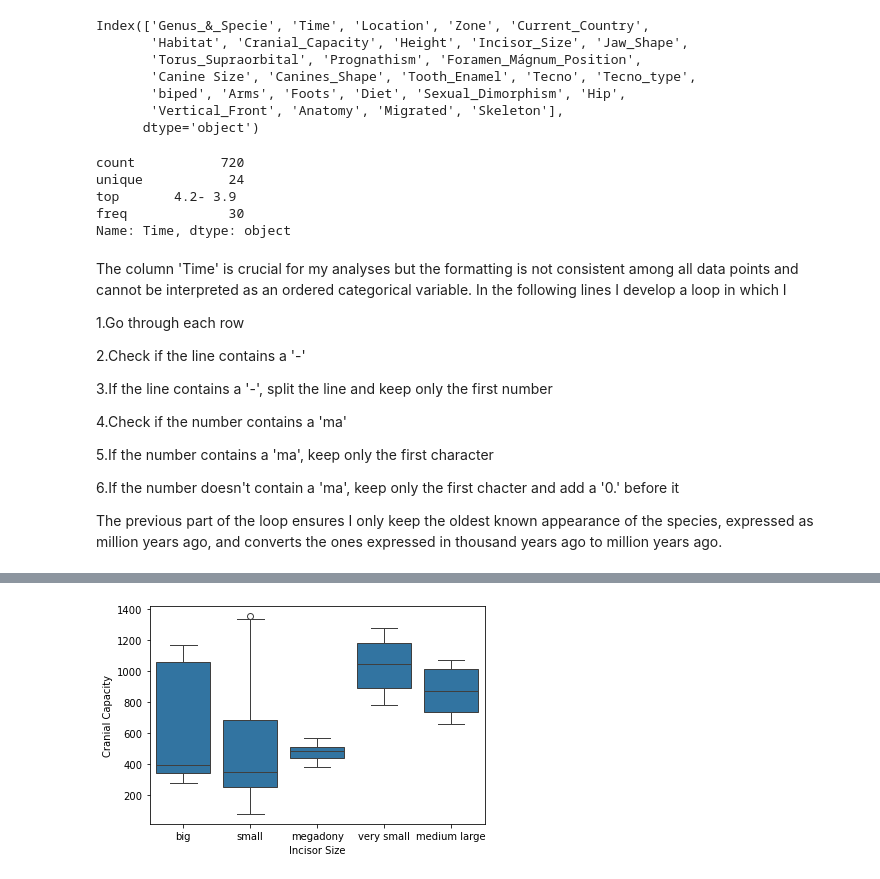
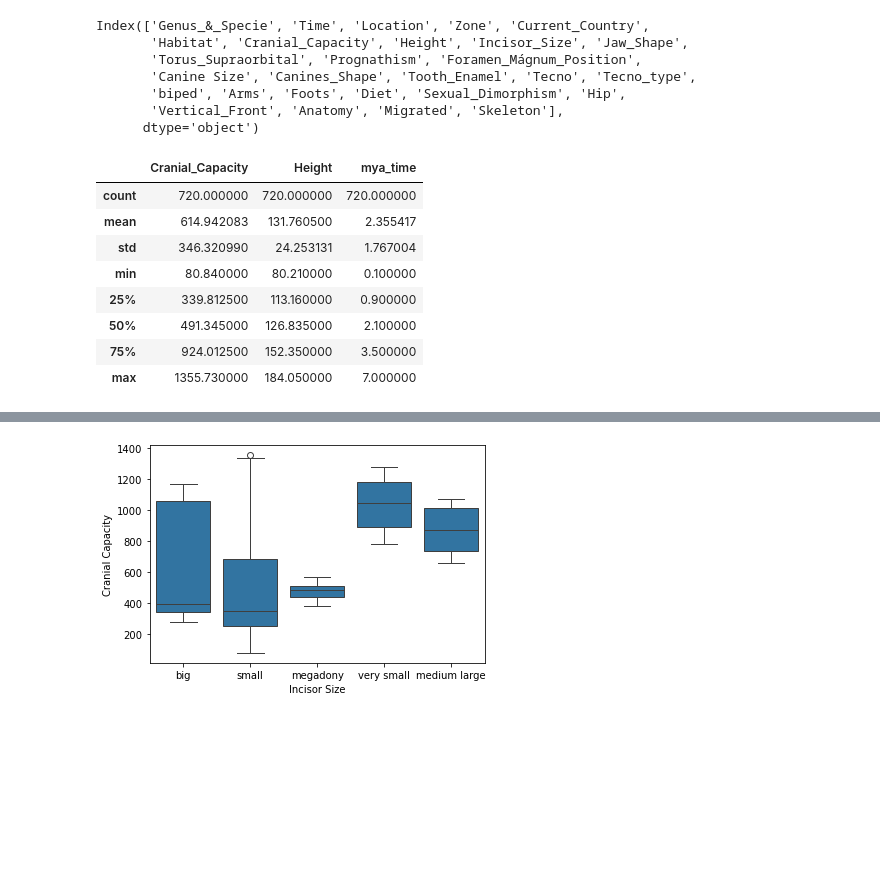
Before and after one commit to gutinata/CodeMedley, a Jupyter notebook: ML_AI_Foundations_Final_Project/Hominid_dataset_analysis.ipynb, the cells around one changed output, grey strips where cells are left out. Cells and saved outputs as stored; diff of their text form; code cells hidden in the pictures; blank space fills up the shorter version.

```diff
--- a/ML_AI_Foundations_Final_Project/Hominid_dataset_analysis.ipynb
+++ b/ML_AI_Foundations_Final_Project/Hominid_dataset_analysis.ipynb
@@ -19,26 +19,14 @@ Index(['Genus_&_Specie', 'Time', 'Location', 'Zone', 'Current_Country',
        'Vertical_Front', 'Anatomy', 'Migrated', 'Skeleton'],
       dtype='object')
 # %%
-hominid.Time.describe()
+hominid.describe()
 # %% [output]
-count           720
-unique           24
-top       4.2- 3.9
-freq             30
-Name: Time, dtype: object
+|  | Cranial_Capacity | Height | mya_time |
+| count | 720.000000 | 720.000000 | 720.000000 |
+| mean | 614.942083 | 131.760500 | 2.355417 |
+| std | 346.320990 | 24.253131 | 1.767004 |
+| min | 80.840000 | 80.210000 | 0.100000 |
+| 25% | 339.812500 | 113.160000 | 0.900000 |
+| 50% | 491.345000 | 126.835000 | 2.100000 |
+| 75% | 924.012500 | 152.350000 | 3.500000 |
+| max | 1355.730000 | 184.050000 | 7.000000 |
-# %% [markdown]
-The column 'Time' is crucial for my analyses but the formatting is not consistent among all data points and cannot be interpreted as an ordered categorical variable. In the following lines I develop a loop in which I
-
-1.Go through each row
-
-2.Check if the line contains a '-'
-
-3.If the line contains a '-', split the line and keep only the first number
-
-4.Check if the number contains a 'ma'
-
-5.If the number contains a 'ma', keep only the first character
-
-6.If the number doesn't contain a 'ma', keep only the first chacter and add a '0.' before it
-
-The previous part of the loop ensures I only keep the oldest known appearance of the species, expressed as million years ago, and converts the ones expressed in thousand years ago to million years ago.
```
Also changed, not shown: parts of 15 cells of this notebook.
